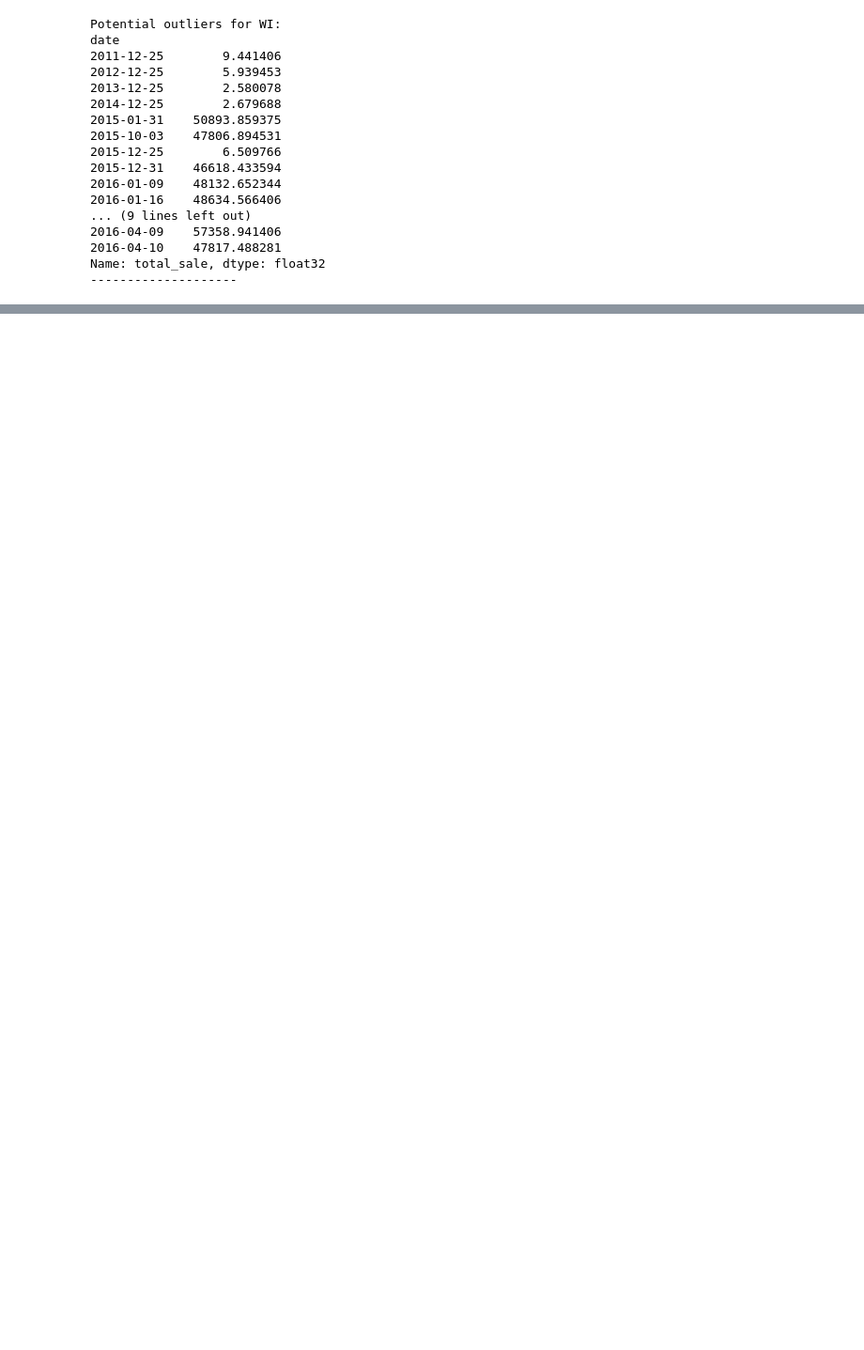
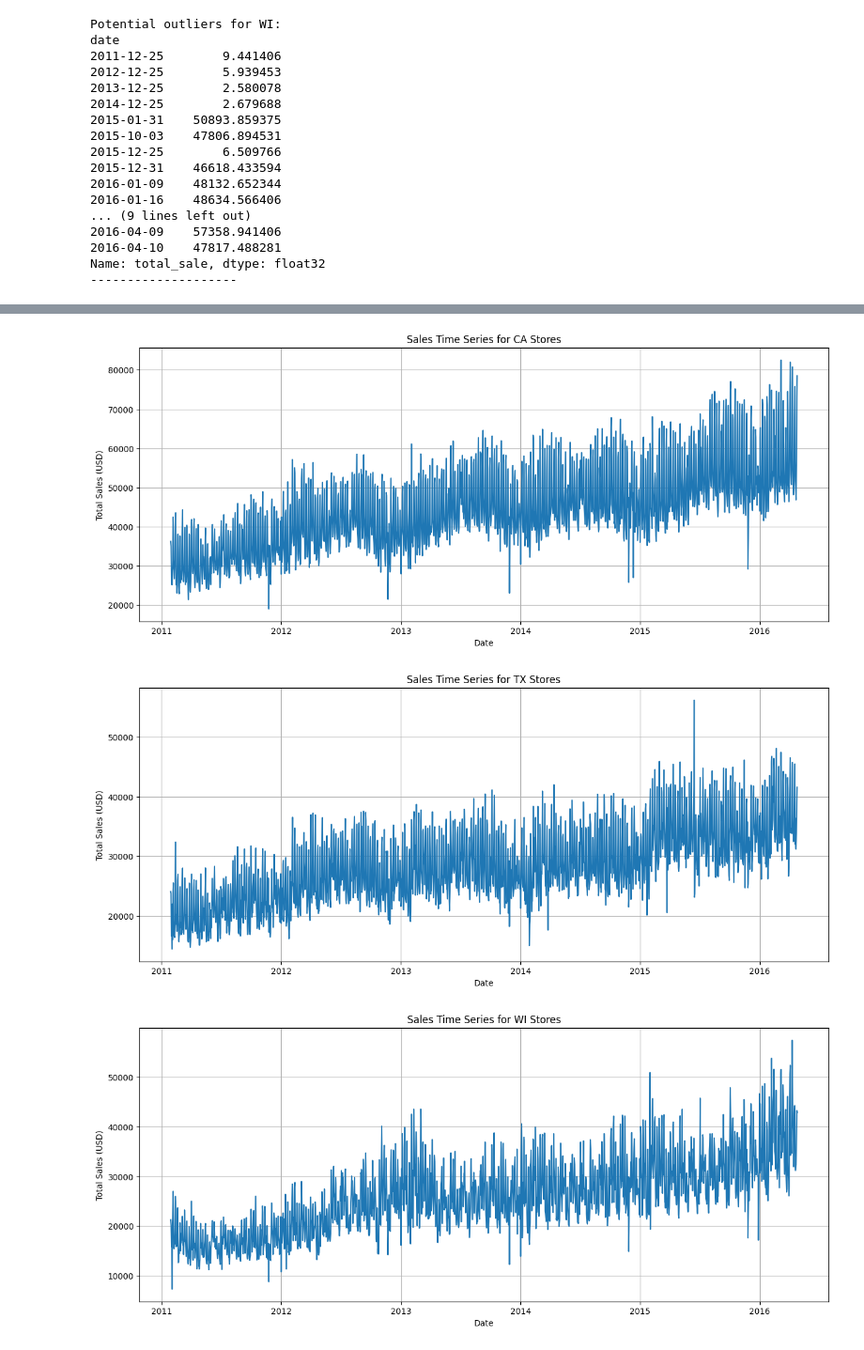
Before and after one commit to Legacy560/MTLSA25-Sales-Forecasting-Project, a Jupyter notebook: Cleaning and ARIMA/Sales_Forecasting_Data_Preprocessing.ipynb, the cells around one changed output, grey strips where cells are left out. Shown at 94% size. Saved outputs shown, nothing was run; the diff lists cells and outputs as text; code cells hidden in the pictures; blank space fills up the shorter version.

```diff
--- a/Cleaning and ARIMA/Sales_Forecasting_Data_Preprocessing.ipynb
+++ b/Cleaning and ARIMA/Sales_Forecasting_Data_Preprocessing.ipynb
@@ -515,0 +532,8 @@ Name: total_sale, dtype: float32
+# %%
+#Make 3 dfs for the total sales
+salesCA = pd.DataFrame(sales_data['sales_by_dateCA'])
+salesTX = pd.DataFrame(sales_data['sales_by_dateTX'])
+salesWI = pd.DataFrame(sales_data['sales_by_dateWI'])
+
+#Release sales_data
+del sales_data
@@ -515,0 +580,17 @@ Name: total_sale, dtype: float32
+# %%
+#Get rid of the Christmas.
+yearList = salesFull['year'].unique()
+yearList = np.delete(yearList, -1)
+print(yearList)
+
+for i in yearList:
+  #remove only christmas day
+  salesCA.drop(f"{i}-12-25", axis = 0, inplace = True)
+  salesTX.drop(f"{i}-12-25", axis = 0, inplace = True)
+  salesWI.drop(f"{i}-12-25", axis = 0, inplace = True)
+
+
+
+display(salesCA.sort_values(by = "total_sale", ascending=True).head(5))
+display(salesTX.sort_values(by = "total_sale", ascending=True).head(5))
+display(salesWI.sort_values(by = "total_sale", ascending=True).head(5))
@@ -515,0 +620,19 @@ Name: total_sale, dtype: float32
+# %%
+# plot again
+salesList = [salesCA, salesTX, salesWI]
+
+  # Create an empty dictionary to store sales data for each state
+
+for index, i in enumerate(salesList):
+  plt.figure(figsize=(15, 6))
+  plot(i.index, i["total_sale"])
+
+  plt.xlabel('Date')
+  plt.ylabel('Total Sales (USD)')
+  plt.title(f'Sales Time Series for {stateList[index]} Stores')
+  plt.grid(True)
+  plt.show()
+# %% [output]
+[figure, added]
+[figure, added]
+[figure, added]
```
Also changed, not shown: parts of 16 cells of this notebook.
